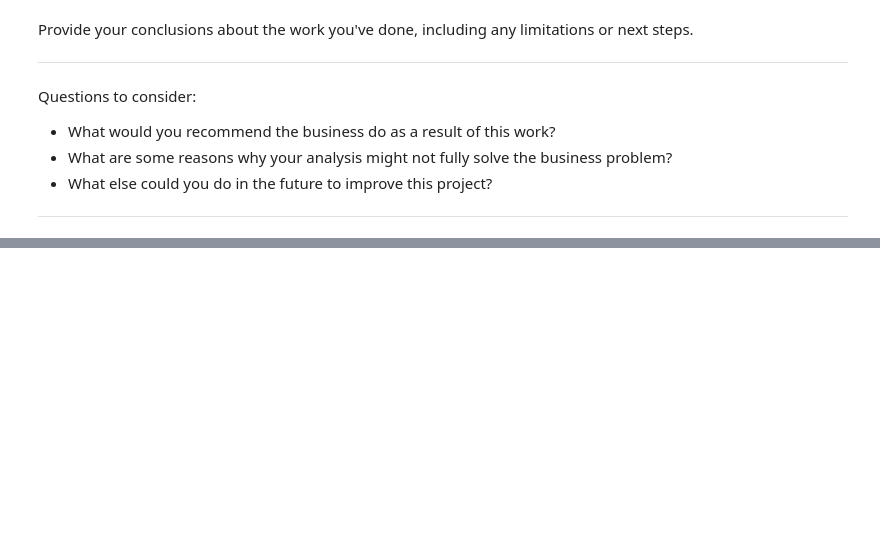
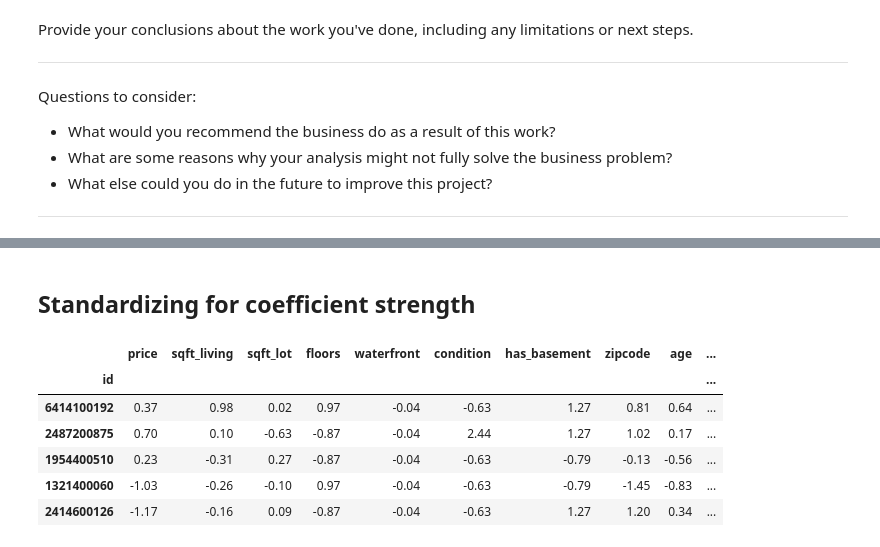
Before and after one commit to Drymander/dsc-phase-2-project, a Jupyter notebook: Housing Project Final.ipynb, the cells around one changed output, grey strips where cells are left out. Cells and saved outputs as stored; diff of their text form; code cells hidden in the pictures; blank space fills up the shorter version.

```diff
--- a/Housing Project Final.ipynb
+++ b/Housing Project Final.ipynb
@@ -1617,0 +1653,4 @@ Questions to consider:
+# %% [markdown]
+## Standardizing for coefficient strength
+# %%
+standardized_df = df.apply(stats.zscore)
@@ -1617,0 +1659,10 @@ Questions to consider:
+# %%
+standardized_df.head()
+# %% [output]
+|  | price | sqft_living | sqft_lot | floors | waterfront | condition | has_basement | zipcode | age | ... |
+| id |  |  |  |  |  |  |  |  |  | ... |
+| 6414100192 | 0.37 | 0.98 | 0.02 | 0.97 | -0.04 | -0.63 | 1.27 | 0.81 | 0.64 | ... |
+| 2487200875 | 0.70 | 0.10 | -0.63 | -0.87 | -0.04 | 2.44 | 1.27 | 1.02 | 0.17 | ... |
+| 1954400510 | 0.23 | -0.31 | 0.27 | -0.87 | -0.04 | -0.63 | -0.79 | -0.13 | -0.56 | ... |
+| 1321400060 | -1.03 | -0.26 | -0.10 | 0.97 | -0.04 | -0.63 | -0.79 | -1.45 | -0.83 | ... |
+| 2414600126 | -1.17 | -0.16 | 0.09 | -0.87 | -0.04 | -0.63 | 1.27 | 1.20 | 0.34 | ... |
```
Also changed, not shown: parts of 12 cells of this notebook, 1 other file.
